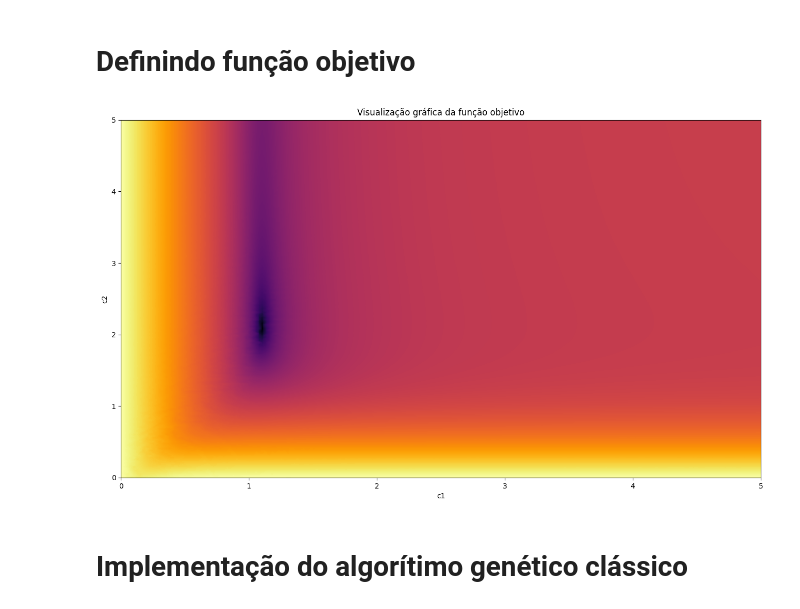
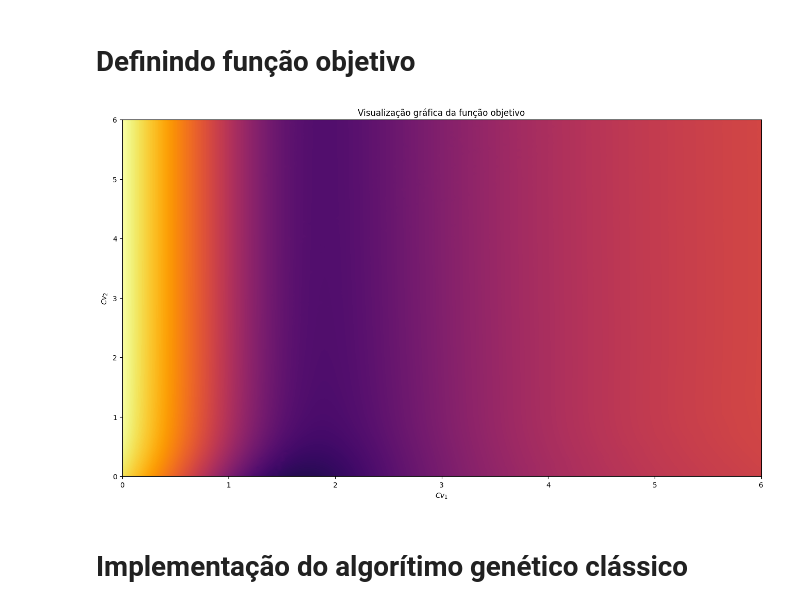
Before and after one commit to silash35/worklab, a Jupyter notebook: UFBA/ENGG11/src/genetic_alg.ipynb, the cells around one changed output. Drawn from its saved outputs; the diff is of its cells as text; code cells hidden in the pictures.

```diff
--- a/UFBA/ENGG11/src/genetic_alg.ipynb
+++ b/UFBA/ENGG11/src/genetic_alg.ipynb
@@ -41,28 +63,0 @@ def simulate(c1, c2):
-# %%
-import matplotlib.pyplot as plt
-
-
-def plot_tanks(t, tanks, labels=None):
-    plt.figure(figsize=(10, 4), layout="constrained")
-    plt.title("Níveis dos tanques pelo tempo")
-
-    for i, tank in enumerate(tanks):
-        label = labels[i] if (type(labels) is list) else labels
-        plt.plot(t, tank, label=label)
-    plt.xlabel("Tempo (s)")
-    plt.ylabel("Nível (cm)")
-    plt.legend()
-    plt.show()
-
-
-h1_exp, h2_exp = simulate(1.1, 2.1)
-
-# Gerando ruído
-np.random.seed(42)
-noise_h1 = np.random.normal(0, 0.5, size=h1_exp.shape)
-noise_h2 = np.random.normal(0, 0.5, size=h2_exp.shape)
-h1_exp = h1_exp + noise_h1
-h2_exp = h2_exp + noise_h2
-
-
-plot_tanks(t, [h1_exp, h2_exp], ["Tanque 1", "Tanque 2"])
@@ -88,11 +81,11 @@ def loss(C):
 # Otimizando pelo Scipy
 # from scipy.optimize import minimize
 # bounds = [(0, None), (0, None)]
-# result = minimize(loss, [0,0], method='Powell', bounds=bounds)
+# result = minimize(loss, [0, 0], method="Powell", bounds=bounds)
 
 # Visualizando a função objetivo
-c1_vals = np.linspace(0, 5, 200)  # Intervalo de valores para c1
-c2_vals = np.linspace(0, 5, 200)  # Intervalo de valores para c2
+c1_vals = np.linspace(0, 6, 200)  # Intervalo de valores para c1
+c2_vals = np.linspace(0, 6, 200)  # Intervalo de valores para c2
 C1, C2 = np.meshgrid(c1_vals, c2_vals)
 
 # Calculando em paralelo os valores para maior velocidade
@@ -109,24 +102,25 @@ for idx, result in enumerate(results):
     Z[i, j] = result
 # %%
 import matplotlib.colors as mcolors
+import matplotlib.pyplot as plt
 
 # Plotando o gráfico
 plt.figure(figsize=(16, 9))
 plt.contourf(
     C1,
     C2,
     Z,
-    levels=np.logspace(0, np.log10(np.max(Z)), 1000),
+    levels=np.logspace(0, np.log10(np.max(Z * 10)), 1000),
     cmap="inferno",
     norm=mcolors.LogNorm(vmin=1, vmax=np.max(Z), clip=True),
 )
 # plt.colorbar()
-plt.xlabel("c1")
-plt.ylabel("c2")
+plt.xlabel("$Cv_1$")
+plt.ylabel("$Cv_2$")
 plt.title("Visualização gráfica da função objetivo")
 plt.show()
 # %% [output]
-[figure, old version]
+[figure, new version]
 # %% [markdown]
 # Implementação do algorítimo genético clássico
 # %%
```
Also changed, not shown: parts of 7 cells of this notebook, 5 other files.
